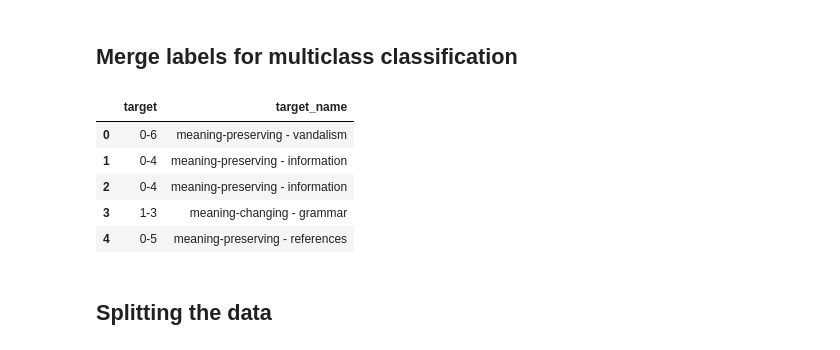
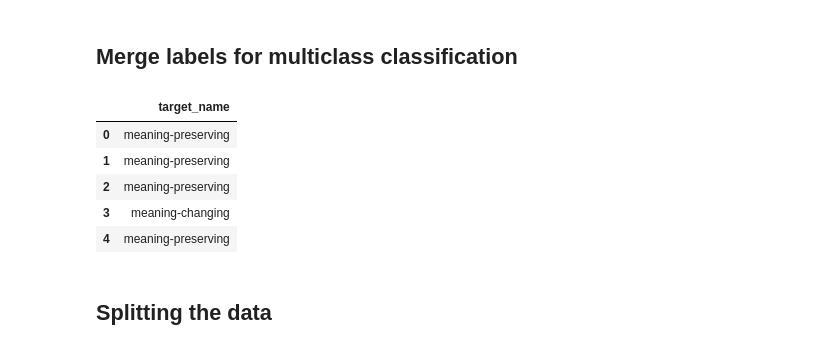
Before and after one commit to espol-cti/cwdiscussions, a Jupyter notebook: identify opinion types.ipynb, the cells around one changed output. Saved outputs shown, nothing was run; the diff lists cells and outputs as text; code cells hidden in the pictures.

Commit message:
refactor labels handling

```diff
--- a/identify opinion types.ipynb
+++ b/identify opinion types.ipynb
@@ -252,16 +252,17 @@ as we can see, the labels are fairly balanced, so we can apply the classificatio
 # %% [markdown]
 ## Merge labels for multiclass classification
 # %%
-ds['target'] = ds.apply(lambda row: str(row['type']) + '-' + str(row['subtype']), 1)
-ds['target_name'] = ds.apply(lambda row: labels_types_dict[row['type']] + ' - ' + labels_subtypes_dict[row['subtype']], 1)
-ds[['target','target_name']].head()
+#ds['target'] = ds.apply(lambda row: str(row['type']) + '-' + str(row['subtype']), 1)
+#ds['target_name'] = ds.apply(lambda row: labels_types_dict[row['type']] + ' - ' + labels_subtypes_dict[row['subtype']], 1)
+ds['target_name'] = ds.apply(lambda row: labels_types_dict[row['type']], 1)
+ds[['target_name']].head()
 # %% [output]
-|  | target | target_name |
-| 0 | 0-6 | meaning-preserving - vandalism |
-| 1 | 0-4 | meaning-preserving - information |
-| 2 | 0-4 | meaning-preserving - information |
-| 3 | 1-3 | meaning-changing - grammar |
-| 4 | 0-5 | meaning-preserving - references |
+|  | target_name |
+| 0 | meaning-preserving |
+| 1 | meaning-preserving |
+| 2 | meaning-preserving |
+| 3 | meaning-changing |
+| 4 | meaning-preserving |
 # %% [markdown]
 ## Splitting the data
 # %%
```
Also changed, not shown: parts of 6 cells of this notebook, 5 other files.
